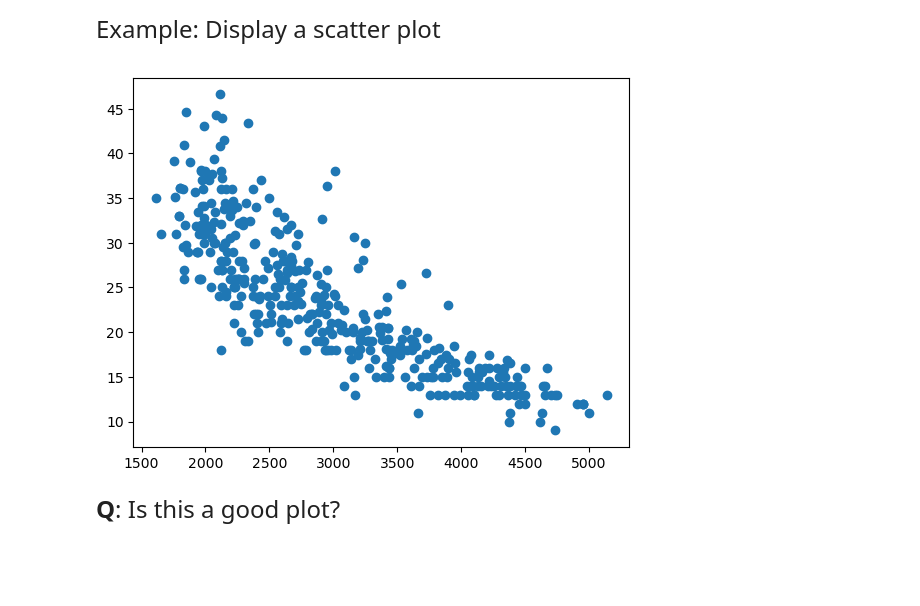
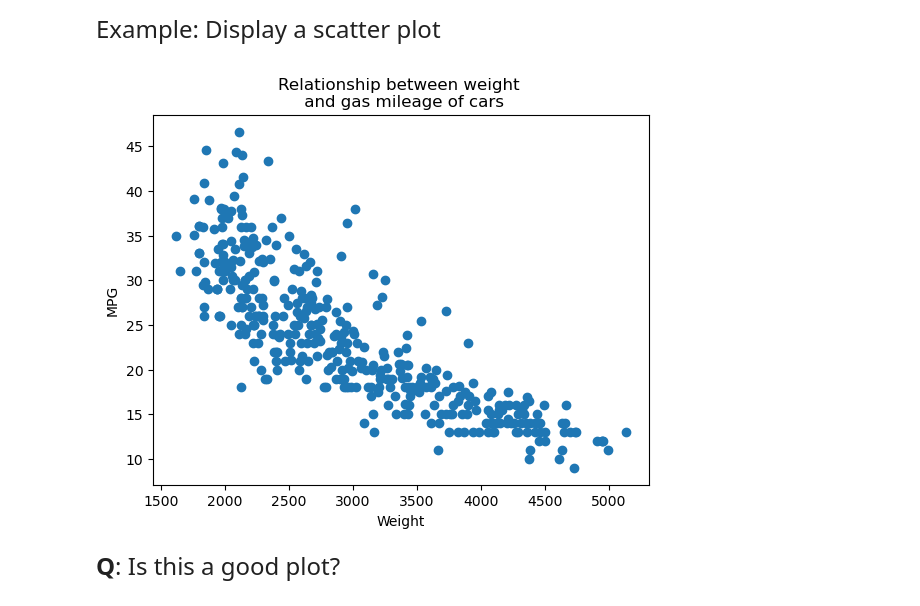
Before and after one commit to mkang0306/datasci151_spring2026, a Jupyter notebook: lecture_02/lecture_02 copy.ipynb, the cells around one changed output. Drawn from its saved outputs; the diff is of its cells as text; code cells hidden in the pictures; blank space fills up the shorter version.

```diff
--- a/lecture_02/lecture_02 copy.ipynb
+++ b/lecture_02/lecture_02 copy.ipynb
@@ -363,9 +276,12 @@ display(carfeatures.describe(percentiles=[0.33, 0.66]))
 Example: Display a scatter plot
 # %%
 plt.scatter(x = carfeatures['weight'], y = carfeatures['mpg'])
+plt.xlabel("Weight")
+plt.ylabel("MPG")
+plt.title("Relationship between weight \n and gas mileage of cars")
 plt.show()
 # %% [output]
-[figure, old version]
+[figure, new version]
 # %% [markdown]
 <font size = "5">
 
```
Also changed, not shown: parts of 10 cells of this notebook, 2 other files.
